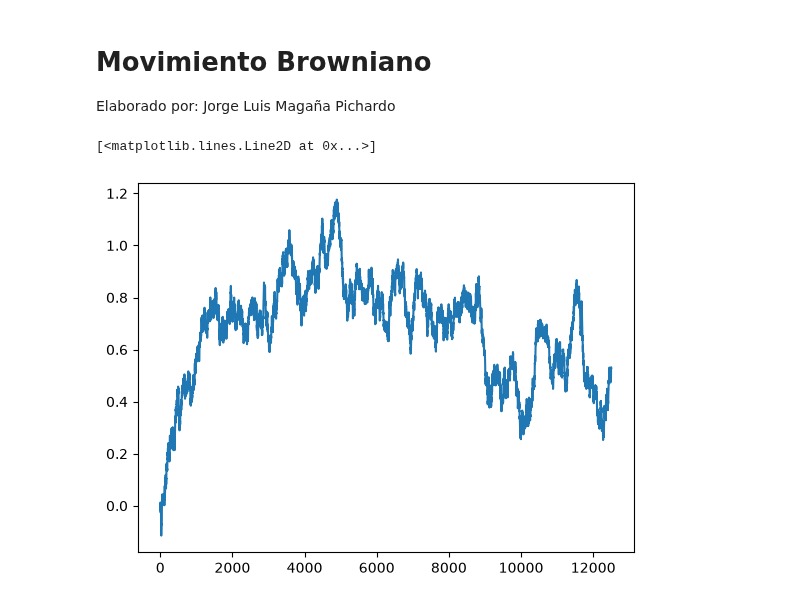
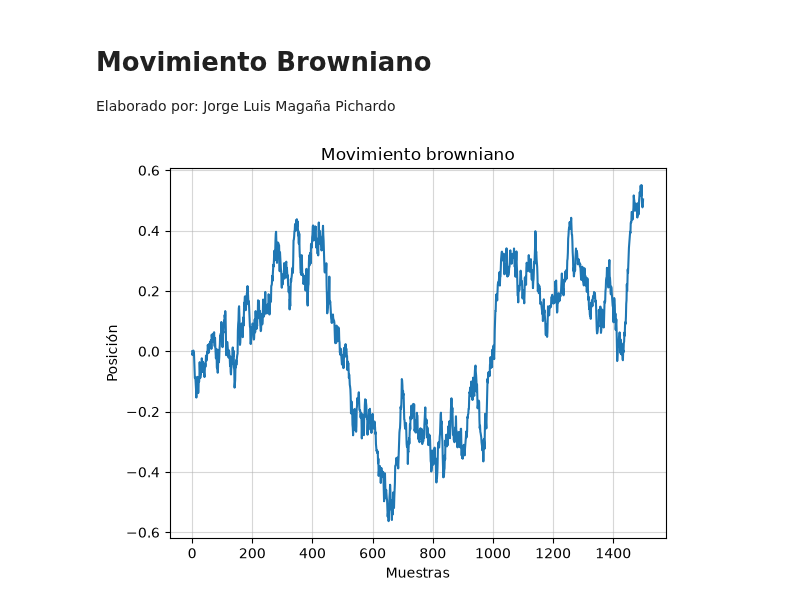
Before and after one commit to jorge-pichardo07/Simulacion-II, a Jupyter notebook: Movimiento Browniano.ipynb, the cells around one changed output. Drawn from its saved outputs; the diff is of its cells as text; code cells hidden in the pictures.

```diff
--- a/Movimiento Browniano.ipynb
+++ b/Movimiento Browniano.ipynb
@@ -14,13 +14,17 @@ def brownie(T,L):
         dw = r.gauss(0,1)
         w_1 = w_0 + np.sqrt(dt)*dw
         veo.append(w_1)
+
         w_0 = w_1
-
+    veo.insert(0,0)
     return veo
 # %%
-M = brownie(1,12500)
+M = brownie(1,1500)
+plt.title("Movimiento browniano")
+plt.xlabel("Muestras")
+plt.ylabel("Posición")
+plt.grid(True, alpha=0.5)
+plt.plot(M)
+plt.show()
+# %% [output]
+[figure, added]
-# %%
-plt.plot(M)
-# %% [output]
-[<matplotlib.lines.Line2D at 0x...>]
-[figure, removed]
```
Also changed, not shown: parts of 16 cells of this notebook.
